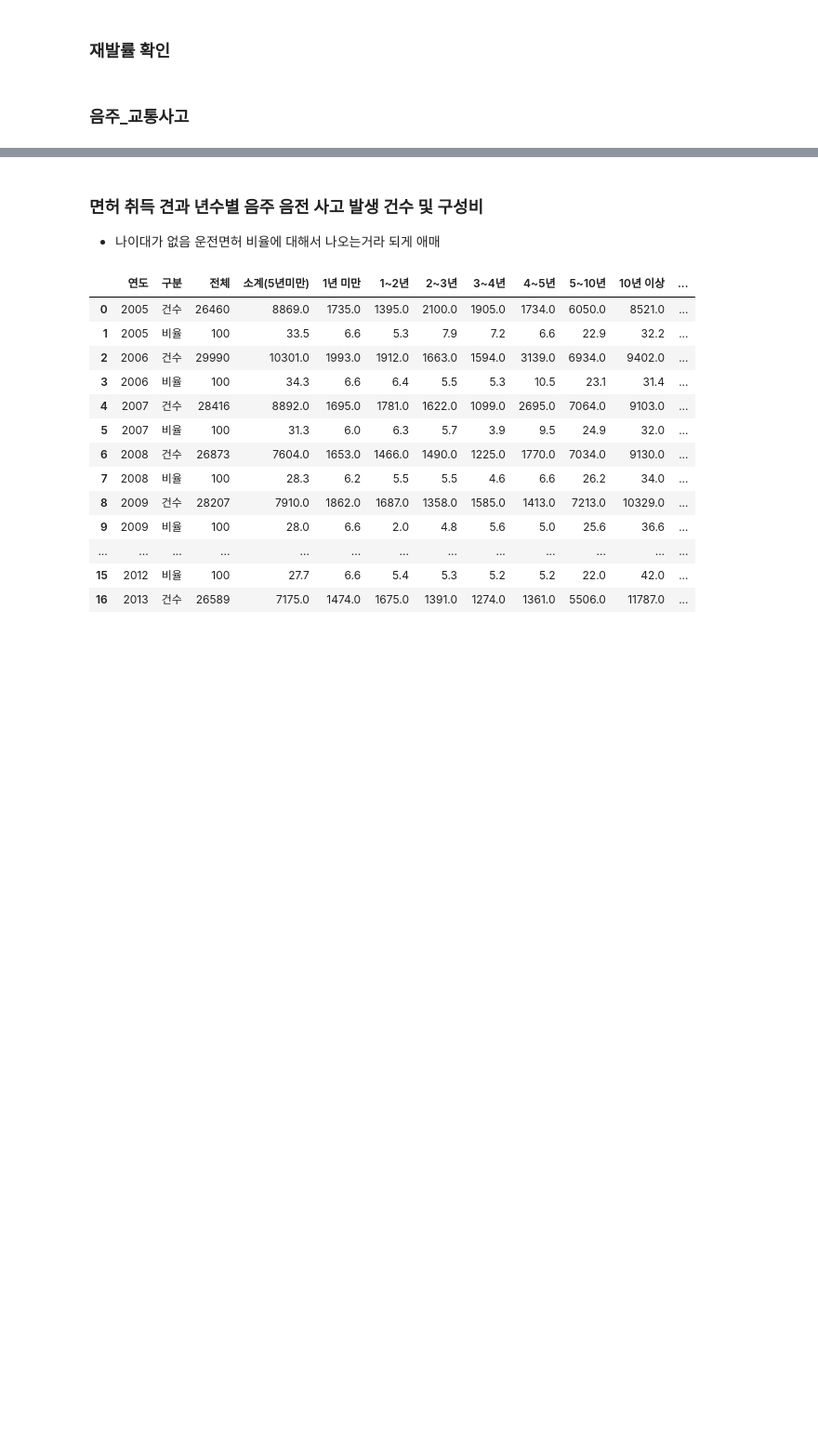
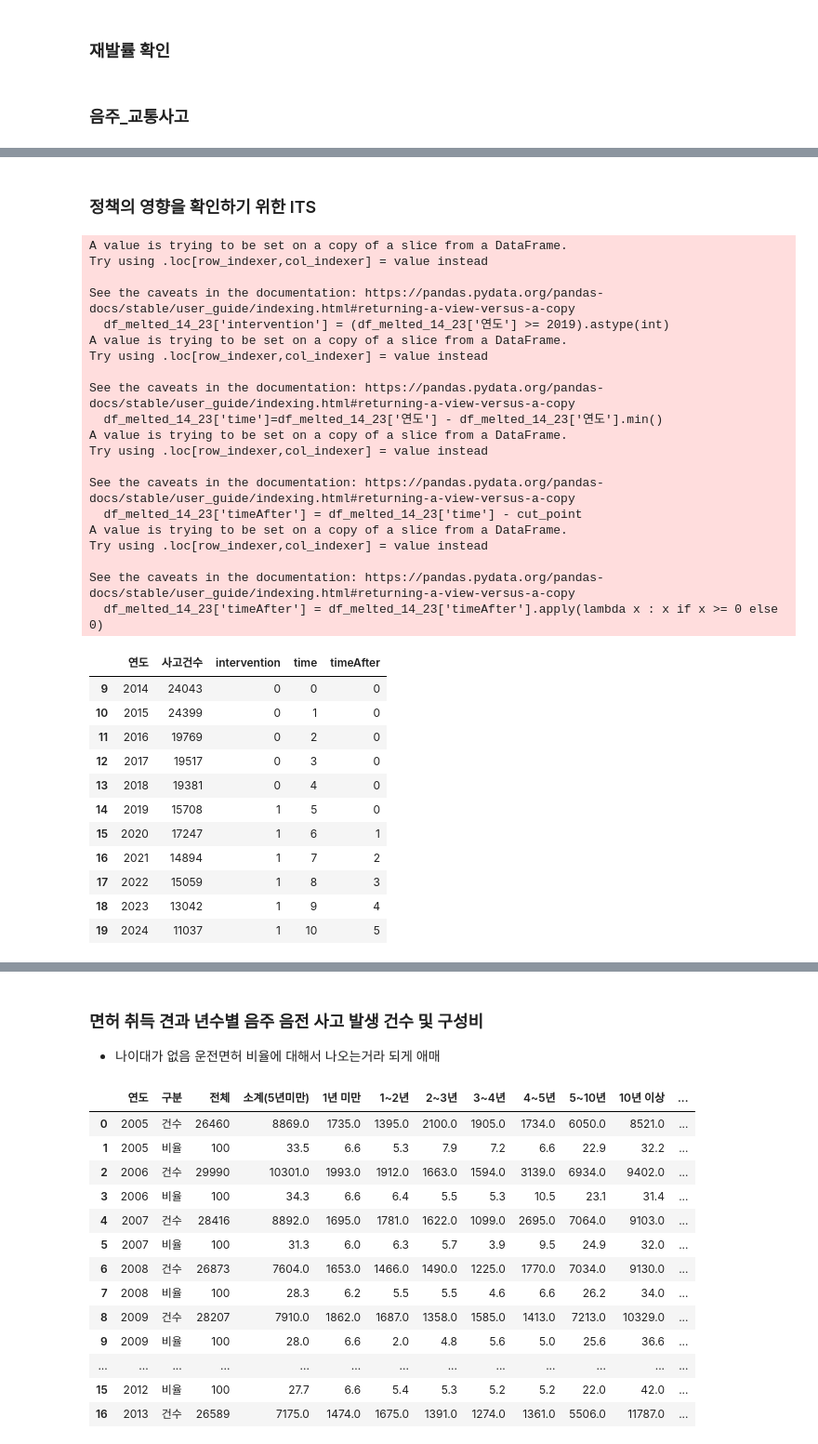
Before and after one commit to Eunhasuiin/LikeLion_Mid_team_14, a Jupyter notebook: members/장주호/notebooks/EDA.ipynb, the cells around one changed output, grey strips where cells are left out. Shown at 93% size. Drawn from its saved outputs; the diff is of its cells as text; code cells hidden in the pictures; blank space fills up the shorter version.

```diff
--- a/members/장주호/notebooks/EDA.ipynb
+++ b/members/장주호/notebooks/EDA.ipynb
@@ -120,0 +116,5 @@ df
+# %%
+df_05_09_total_all=df_05_09[(df_05_09['시도'] == '합계') & (df_05_09['시군구'] == '합계')]
+df_10_14_total_all=df_10_14[(df_10_14['시도'] == '합계') & (df_10_14['시군구'] == '합계')]
+df_15_19_total_all=df_15_19[(df_15_19['시도'] == '합계') & (df_15_19['시군구'] == '합계')]
+df_20_24_total_all=df_20_24[(df_20_24['시도'] == '합계') & (df_20_24['시군구'] == '합계')]
@@ -120,0 +199,48 @@ df
+# %% [markdown]
+### 정책의 영향을 확인하기 위한 ITS
+# %%
+df_melted_14_23 = df_melted_all[(df_melted_all['연도'] <= 2024) & (df_melted_all['연도'] >= 2014)]
+#정책의 개입 여부 확인 (0이면 개입 전, 1이면 개입 이후)
+df_melted_14_23['intervention'] = (df_melted_14_23['연도'] >= 2019).astype(int)
+
+#연도 흐름을 숫자 시계열로 표현
+df_melted_14_23['time']=df_melted_14_23['연도'] - df_melted_14_23['연도'].min()
+
+#정책 이후 변화량 확인
+cut_point=df_melted_14_23[df_melted_14_23['intervention']==1]['time'].min()
+df_melted_14_23['timeAfter'] = df_melted_14_23['time'] - cut_point
+df_melted_14_23['timeAfter'] = df_melted_14_23['timeAfter'].apply(lambda x : x if x >= 0 else 0)
+df_melted_14_23
+# %% [output]
+A value is trying to be set on a copy of a slice from a DataFrame.
+Try using .loc[row_indexer,col_indexer] = value instead
+
+See the caveats in the documentation: https://pandas.pydata.org/pandas-docs/stable/user_guide/indexing.html#returning-a-view-versus-a-copy
+  df_melted_14_23['intervention'] = (df_melted_14_23['연도'] >= 2019).astype(int)
+A value is trying to be set on a copy of a slice from a DataFrame.
+Try using .loc[row_indexer,col_indexer] = value instead
+
+See the caveats in the documentation: https://pandas.pydata.org/pandas-docs/stable/user_guide/indexing.html#returning-a-view-versus-a-copy
+  df_melted_14_23['time']=df_melted_14_23['연도'] - df_melted_14_23['연도'].min()
+A value is trying to be set on a copy of a slice from a DataFrame.
+Try using .loc[row_indexer,col_indexer] = value instead
+
+See the caveats in the documentation: https://pandas.pydata.org/pandas-docs/stable/user_guide/indexing.html#returning-a-view-versus-a-copy
+  df_melted_14_23['timeAfter'] = df_melted_14_23['time'] - cut_point
+A value is trying to be set on a copy of a slice from a DataFrame.
+Try using .loc[row_indexer,col_indexer] = value instead
+
+See the caveats in the documentation: https://pandas.pydata.org/pandas-docs/stable/user_guide/indexing.html#returning-a-view-versus-a-copy
+  df_melted_14_23['timeAfter'] = df_melted_14_23['timeAfter'].apply(lambda x : x if x >= 0 else 0)
+|  | 연도 | 사고건수 | intervention | time | timeAfter |
+| 9 | 2014 | 24043 | 0 | 0 | 0 |
+| 10 | 2015 | 24399 | 0 | 1 | 0 |
+| 11 | 2016 | 19769 | 0 | 2 | 0 |
+| 12 | 2017 | 19517 | 0 | 3 | 0 |
+| 13 | 2018 | 19381 | 0 | 4 | 0 |
+| 14 | 2019 | 15708 | 1 | 5 | 0 |
+| 15 | 2020 | 17247 | 1 | 6 | 1 |
+| 16 | 2021 | 14894 | 1 | 7 | 2 |
+| 17 | 2022 | 15059 | 1 | 8 | 3 |
+| 18 | 2023 | 13042 | 1 | 9 | 4 |
+| 19 | 2024 | 11037 | 1 | 10 | 5 |
```
Also changed, not shown: parts of 20 cells of this notebook, 6 other files.
